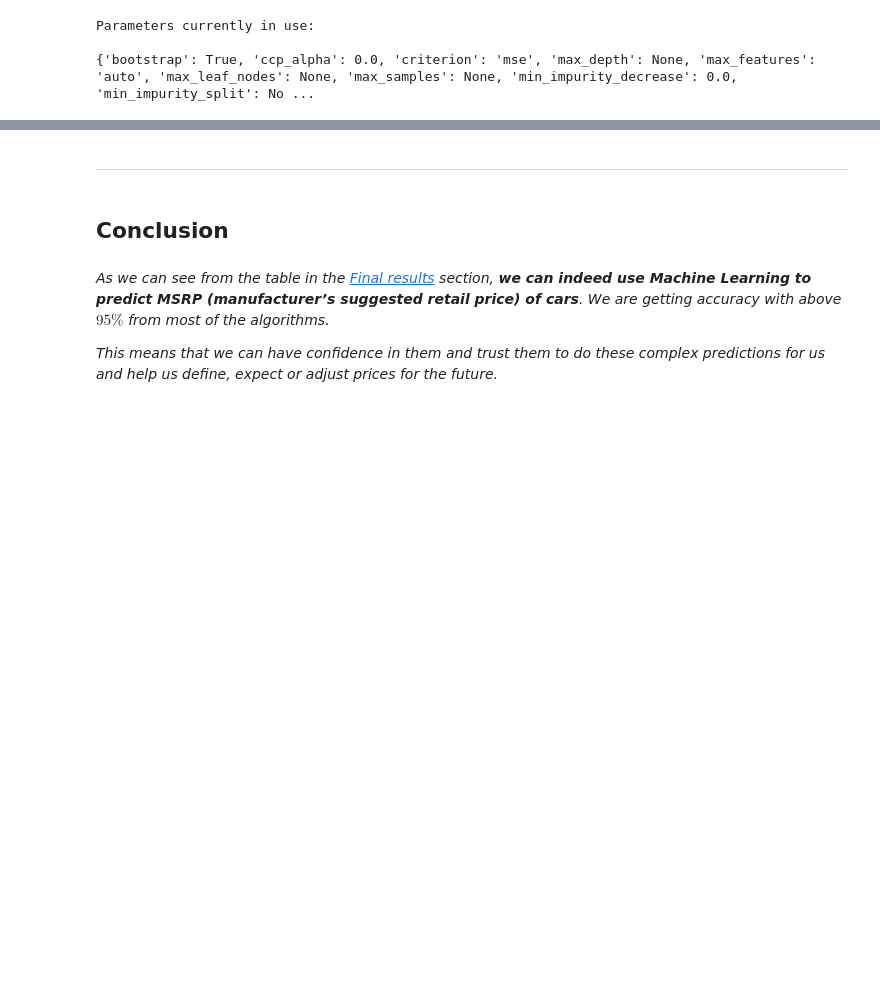
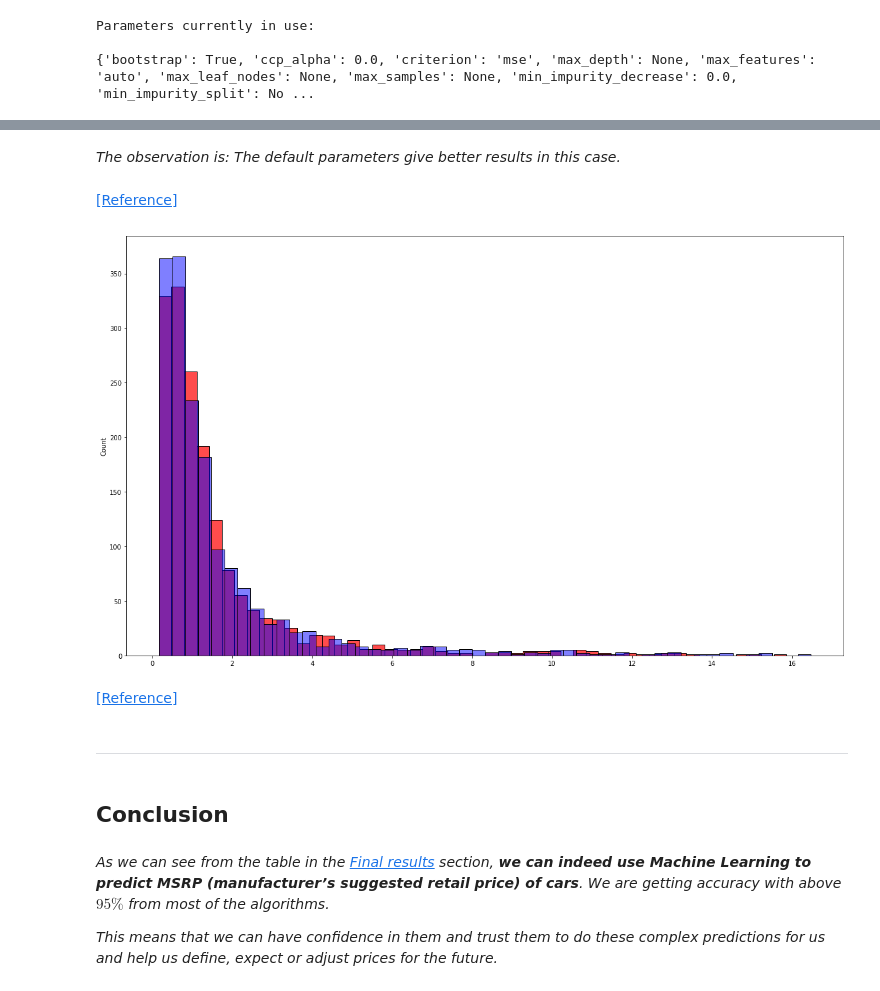
Before and after one commit to atkuzmanov/softuni-ai-ml-repo-project-2021, a Jupyter notebook: softuni-ai-ml-repo-project-2021-v1.ipynb, the cells around one changed output, grey strips where cells are left out. Drawn from its saved outputs; the diff is of its cells as text; code cells hidden in the pictures; blank space fills up the shorter version.

```diff
--- a/softuni-ai-ml-repo-project-2021-v1.ipynb
+++ b/softuni-ai-ml-repo-project-2021-v1.ipynb
@@ -2020,13 +1980,0 @@ print(random_grid)
-# %%
-# Use the random grid to search for best hyperparameters
-# First create the base model to tune
-rf = RandomForestRegressor()
-
-# Random search of parameters, using 2 fold cross validation,
-# search across 100 different combinations, and use all available cores
-# rf_random = RandomizedSearchCV(estimator = rf, param_distributions = random_grid, n_iter = 100, cv = 2, verbose = 2, random_state=42, n_jobs = -1)
-# The above was taking too much time, so reduced numbers:
-rf_random = RandomizedSearchCV(estimator = rf, param_distributions = random_grid, n_iter = 3, cv = 2, verbose = 2, random_state = 42, n_jobs = -1)
-
-# Fit the random search model
-rf_random.fit(x_train, y_train)
@@ -2052,14 +1980,0 @@ rf_random.best_params_
-# %%
-def evaluate(model,x_test, y_test):
-    predictions = model.predict(x_test)
-    errors = abs(predictions - y_test)
-    mape = 100 * np.mean(errors / y_test)
-    accuracy = 100 - mape
-    print('Model Performance')
-    print('Average Error: {:0.4f} degrees.'.format(np.mean(errors)))
-    print('Accuracy = {:0.2f}%.'.format(accuracy))
-
-    return accuracy
-base_model = RandomForestRegressor(n_estimators = 10, random_state = 42)
-base_model.fit(x_train, y_train)
-base_accuracy = evaluate(base_model, x_test, y_test )
@@ -2158,3 +2154,17 @@ _The observation is: The default parameters give better results in this case._
+# %% [markdown]
+_The observation is: The default parameters give better results in this case._
+# %% [markdown]
+[[Reference]](#UsedCarPricePrediction---ANIRBANK)
+# %%
+"""Visualizing the Predictions"""
+plt.figure(figsize = (20,12))
+sns.histplot(np.exp(carSales_predictions), color = 'red', alpha = 0.7, bins = 50)
+sns.histplot(np.exp(y_test).flatten(), color = 'blue', alpha = 0.5, bins = 50);
+plt.show()
+# %% [output]
+[figure, added]
+# %% [markdown]
+[[Reference]](#Car-Price-Pridiction---NIKHIL-SHRESTHA)
 # %% [markdown]
 ---
 # %% [markdown]
```
Also changed, not shown: parts of 36 cells of this notebook.
